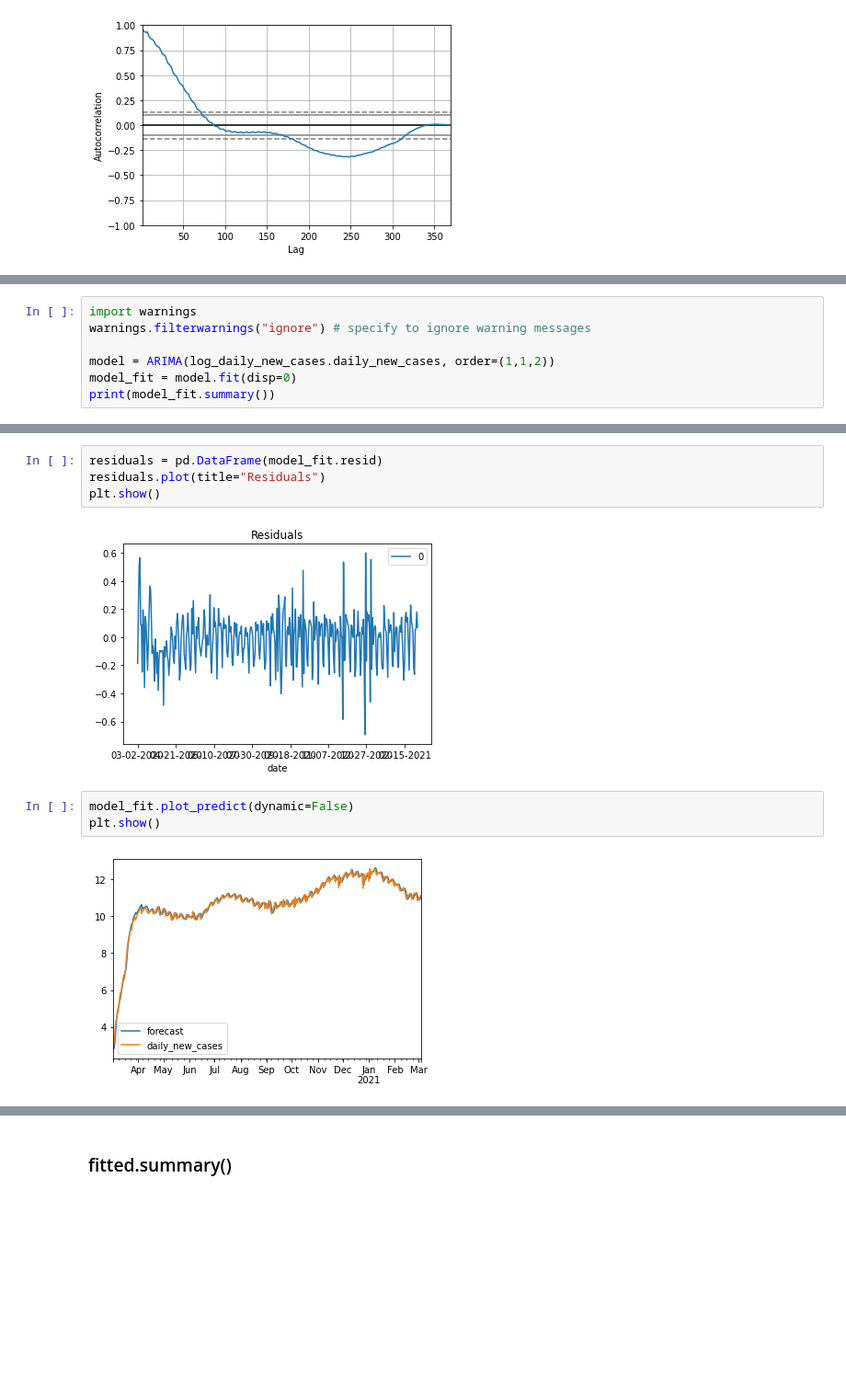
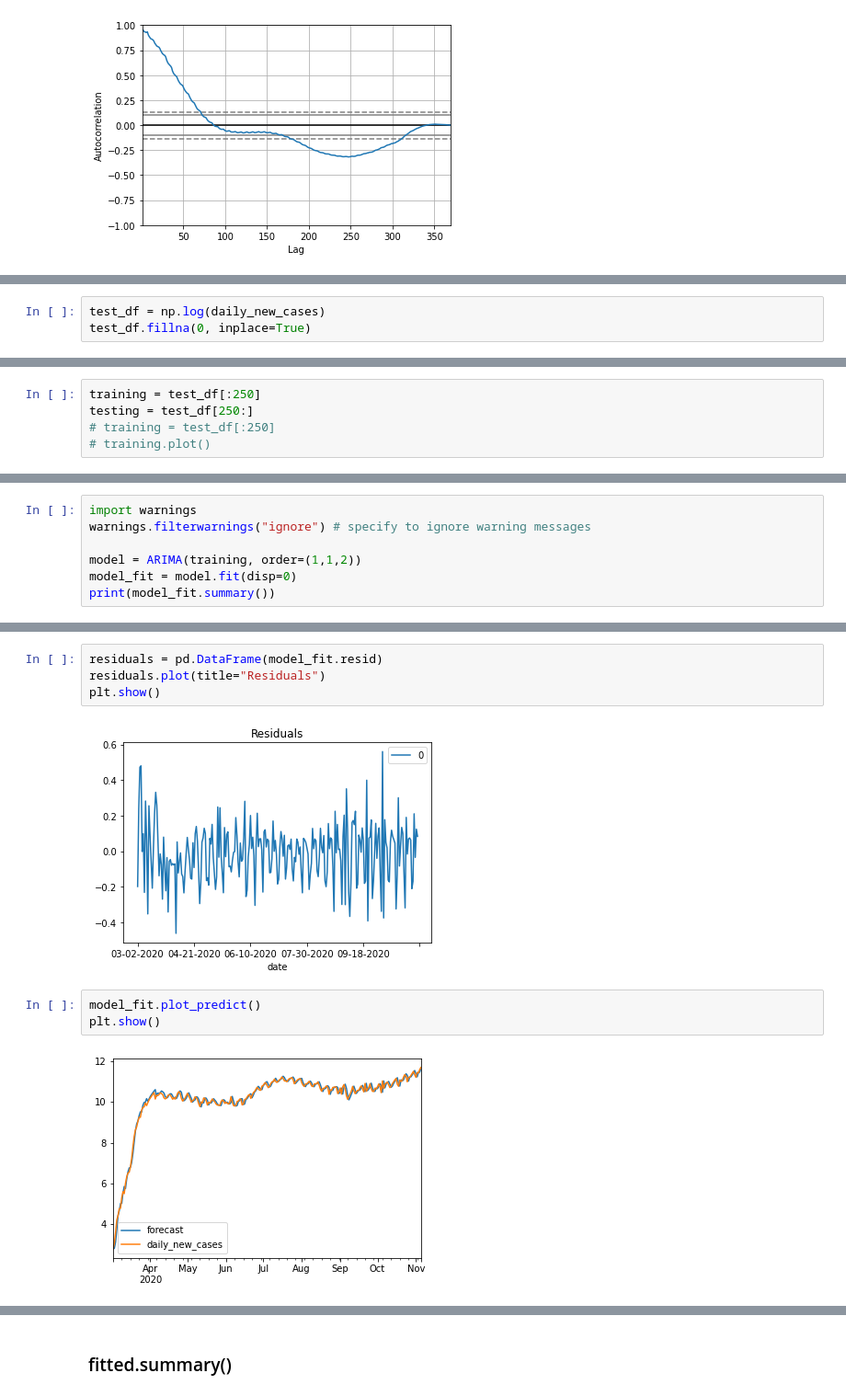
Before and after one commit to CCom20/covid-ml-application, a Jupyter notebook: notebooks/machine_learning_sandbox.ipynb, the cells around one changed output, grey strips where cells are left out. Shown at 92% size. Drawn from its saved outputs; the diff is of its cells as text; blank space fills up the shorter version.

```diff
--- a/notebooks/machine_learning_sandbox.ipynb
+++ b/notebooks/machine_learning_sandbox.ipynb
@@ -61,0 +83,3 @@ plot_pacf(log_daily_new_cases)
+# %%
+test_df = np.log(daily_new_cases)
+test_df.fillna(0, inplace=True)
@@ -68,0 +106,5 @@ p-value: 0.01402251976095639
+# %%
+training = test_df[:250]
+testing = test_df[250:]
+# training = test_df[:250]
+# training.plot()
@@ -70,7 +123,7 @@ p-value: 0.01402251976095639
 import warnings
 warnings.filterwarnings("ignore") # specify to ignore warning messages
 
-model = ARIMA(log_daily_new_cases.daily_new_cases, order=(1,1,2))
+model = ARIMA(training, order=(1,1,2))
 model_fit = model.fit(disp=0)
 print(model_fit.summary())
 # %% [output]
@@ -96,9 +149,9 @@ residuals = pd.DataFrame(model_fit.resid)
 residuals.plot(title="Residuals")
 plt.show()
 # %% [output]
-[figure, old version]
+[figure, new version]
 # %%
-model_fit.plot_predict(dynamic=False)
+model_fit.plot_predict()
 plt.show()
 # %% [output]
-[figure, old version]
+[figure, new version]
```
Also changed, not shown: parts of 54 cells of this notebook.
